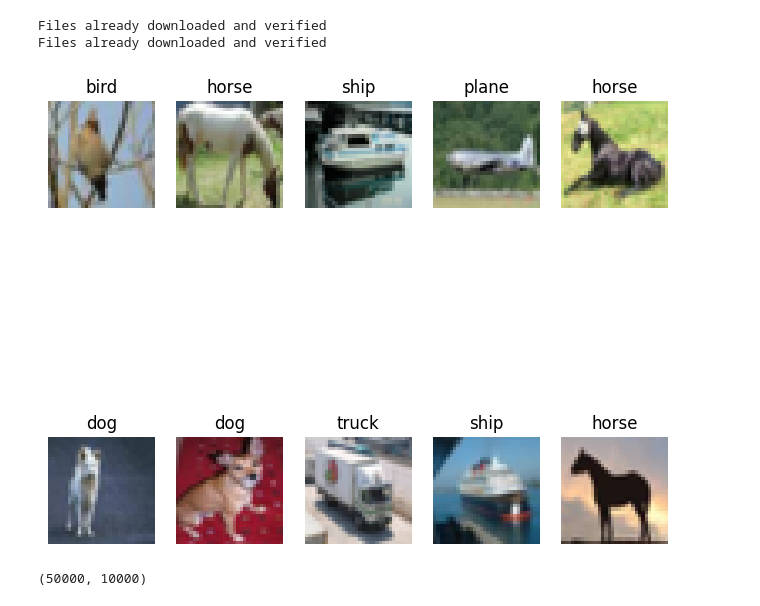
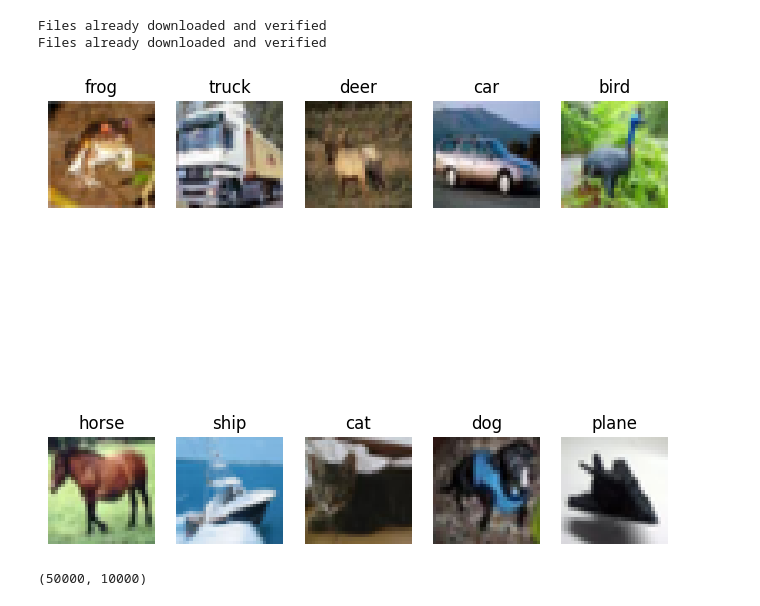
Before and after one commit to cricci3/DeepLearningLab, a Jupyter notebook: Assignment 2/Assignment2.ipynb, the cells around one changed output. Cells and saved outputs as stored; diff of their text form; code cells hidden in the pictures.

Commit message:
one pic per label

```diff
--- a/Assignment 2/Assignment2.ipynb
+++ b/Assignment 2/Assignment2.ipynb
@@ -47,19 +47,28 @@ classes_map = {
 # %%
 figure = plt.figure(figsize=(8, 8))
 cols, rows = 5, 2
-# fix -> just 1 element per classes
-for i in range(1, cols * rows + 1):
-    sample_idx = torch.randint(len(dataset_train), size=(1,)).item()
-    img, label = dataset_train[sample_idx]
+
+# Creiamo un dizionario per tenere traccia delle immagini trovate per ogni classe
+class_examples = {}
+
+# Cerchiamo un esempio per ogni classe
+for i, (img, label) in enumerate(dataset_train):
+    if label not in class_examples and len(class_examples) < 10:
+        class_examples[label] = img
+    if len(class_examples) == 10:
+        break
+
+# Plottiamo un'immagine per ogni classe
+for i, (label, img) in enumerate(class_examples.items(), 1):
     figure.add_subplot(rows, cols, i)
     img = img.permute(1, 2, 0)
-
     plt.title(classes_map[label])
     plt.axis("off")
     plt.imshow(img)
+
 plt.show()
 # %% [output]
-[figure, old version]
+[figure, new version]
 # %%
 len(dataset_train), len(dataset_test)
 # %% [output]
```
